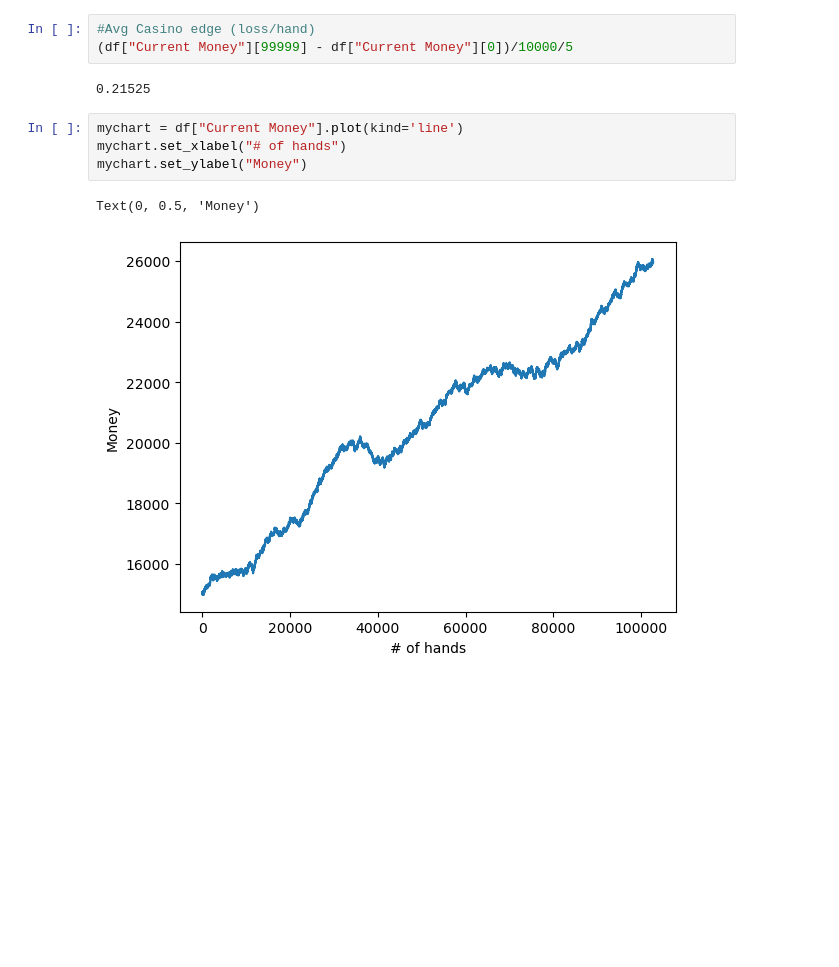
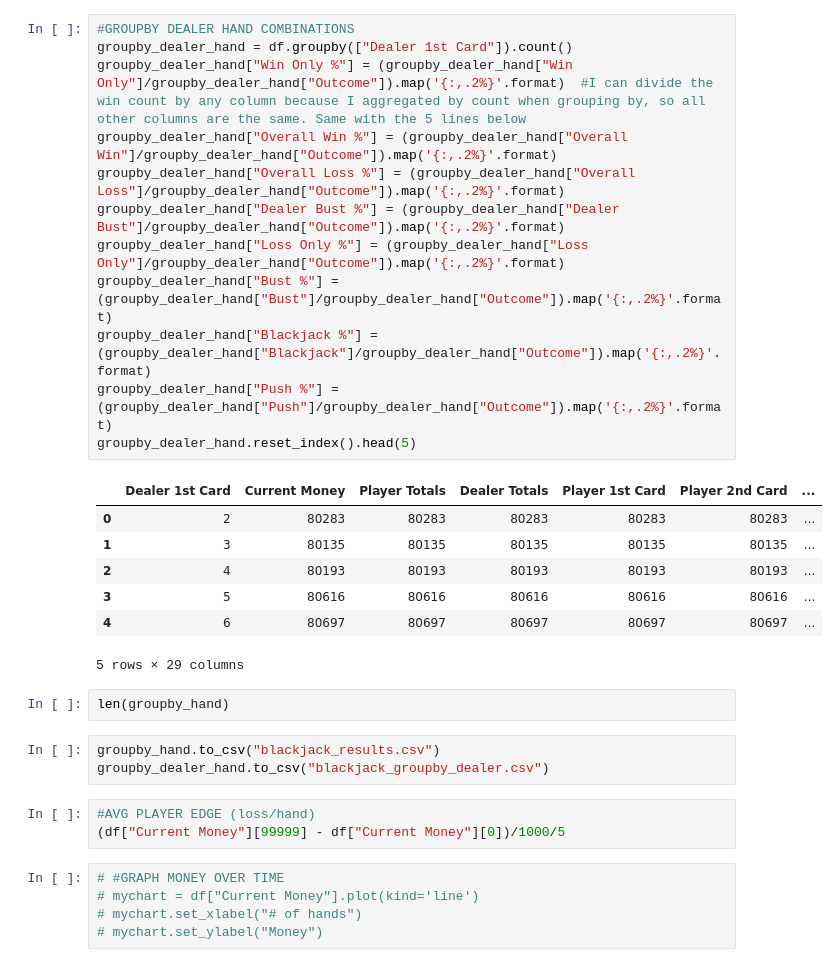
Before and after one commit to Mark90098/Blackjack, a Jupyter notebook: BlackJack.ipynb, the cells around one changed output. Saved outputs shown, nothing was run; the diff lists cells and outputs as text; blank space fills up the shorter version.

```diff
--- a/BlackJack.ipynb
+++ b/BlackJack.ipynb
@@ -821,12 +626,33 @@ Name: count, dtype: int64
+# %%
+#GROUPBY DEALER HAND COMBINATIONS
+groupby_dealer_hand = df.groupby(["Dealer 1st Card"]).count()
+groupby_dealer_hand["Win Only %"] = (groupby_dealer_hand["Win Only"]/groupby_dealer_hand["Outcome"]).map('{:,.2%}'.format)  #I can divide the win count by any column because I aggregated by count when grouping by, so all other columns are the same. Same with the 5 lines below
+groupby_dealer_hand["Overall Win %"] = (groupby_dealer_hand["Overall Win"]/groupby_dealer_hand["Outcome"]).map('{:,.2%}'.format)
+groupby_dealer_hand["Overall Loss %"] = (groupby_dealer_hand["Overall Loss"]/groupby_dealer_hand["Outcome"]).map('{:,.2%}'.format)
+groupby_dealer_hand["Dealer Bust %"] = (groupby_dealer_hand["Dealer Bust"]/groupby_dealer_hand["Outcome"]).map('{:,.2%}'.format)
+groupby_dealer_hand["Loss Only %"] = (groupby_dealer_hand["Loss Only"]/groupby_dealer_hand["Outcome"]).map('{:,.2%}'.format)
+groupby_dealer_hand["Bust %"] = (groupby_dealer_hand["Bust"]/groupby_dealer_hand["Outcome"]).map('{:,.2%}'.format)
+groupby_dealer_hand["Blackjack %"] = (groupby_dealer_hand["Blackjack"]/groupby_dealer_hand["Outcome"]).map('{:,.2%}'.format)
+groupby_dealer_hand["Push %"] = (groupby_dealer_hand["Push"]/groupby_dealer_hand["Outcome"]).map('{:,.2%}'.format)
+groupby_dealer_hand.reset_index().head(5)
+# %% [output]
+|  | Dealer 1st Card | Current Money | Player Totals | Dealer Totals | Player 1st Card | Player 2nd Card | ... |
+| 0 | 2 | 80283 | 80283 | 80283 | 80283 | 80283 | ... |
+| 1 | 3 | 80135 | 80135 | 80135 | 80135 | 80135 | ... |
+| 2 | 4 | 80193 | 80193 | 80193 | 80193 | 80193 | ... |
+| 3 | 5 | 80616 | 80616 | 80616 | 80616 | 80616 | ... |
+| 4 | 6 | 80697 | 80697 | 80697 | 80697 | 80697 | ... |
+5 rows × 29 columns
+# %%
+len(groupby_hand)
+# %%
+groupby_hand.to_csv("blackjack_results.csv")
+groupby_dealer_hand.to_csv("blackjack_groupby_dealer.csv")
 # %%
-#Avg Casino edge (loss/hand)
-(df["Current Money"][99999] - df["Current Money"][0])/10000/5
+#AVG PLAYER EDGE (loss/hand)
+(df["Current Money"][99999] - df["Current Money"][0])/1000/5
-# %% [output]
-0.21525
 # %%
-mychart = df["Current Money"].plot(kind='line')
-mychart.set_xlabel("# of hands")
-mychart.set_ylabel("Money")
+# #GRAPH MONEY OVER TIME
+# mychart = df["Current Money"].plot(kind='line')
+# mychart.set_xlabel("# of hands")
+# mychart.set_ylabel("Money")
-# %% [output]
-Text(0, 0.5, 'Money')
-[figure, removed]
```
Also changed, not shown: parts of 14 cells of this notebook, 5 other files.
